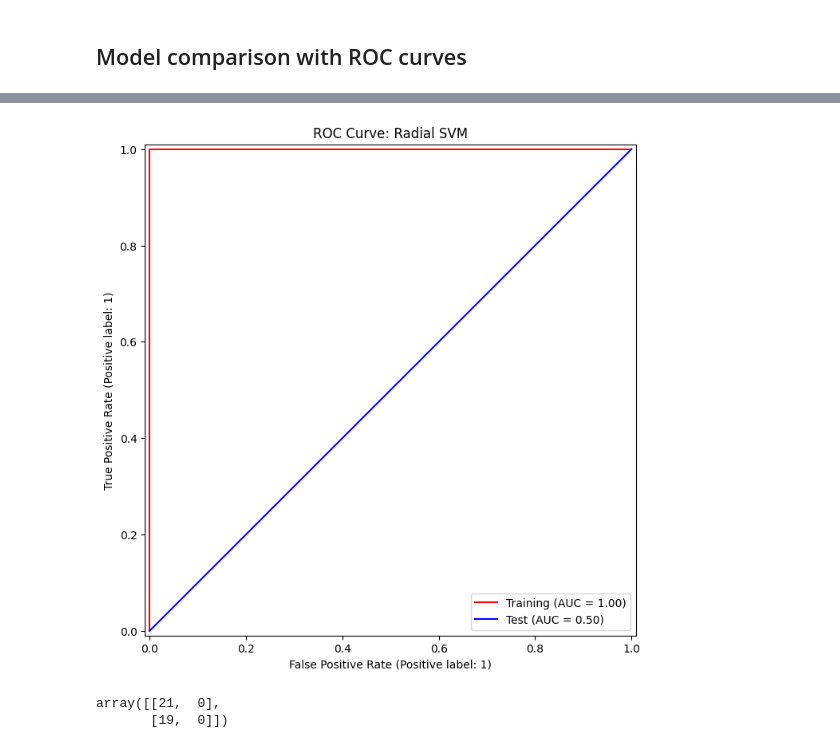
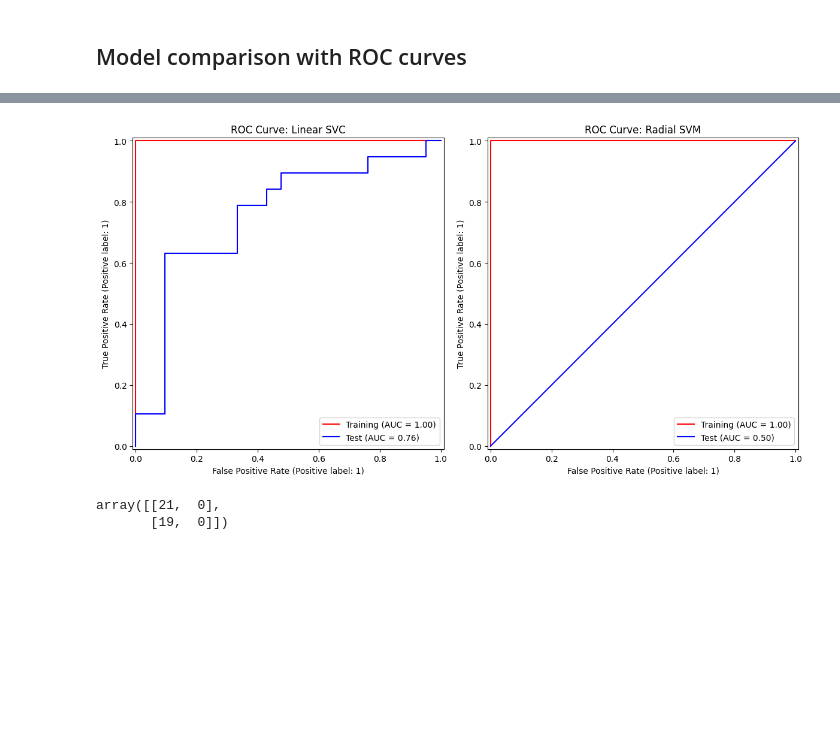
Before and after one commit to tricarico672/SM_HW3, a Jupyter notebook: hw3.ipynb, the cells around one changed output, grey strips where cells are left out. Drawn from its saved outputs; the diff is of its cells as text; code cells hidden in the pictures; blank space fills up the shorter version.

```diff
--- a/hw3.ipynb
+++ b/hw3.ipynb
@@ -55,7 +77,8 @@ C_values = [0.001, 0.01, 0.1, 1, 5, 10, 100]
 kfold = KFold(5, random_state=0, shuffle=True)
 grid = GridSearchCV(
     svc_model,
-    {"svc__C": C_values},
+    {"svc__C": C_values,
+     'svc__kernel': ['linear']},
     # double underscore to access directly the svc model in the pipeline
     refit=True,
     cv=kfold,
@@ -87,6 +118,7 @@ kfold = KFold(5, random_state=0, shuffle=True)
 grid = GridSearchCV(
     radial_svm_model,
     {"svc__C": C_values,
+    "svc__kernel": ['rbf'],
      'svc__gamma': gamma_range},
     # double underscore to access directly the svc model in the pipeline
     refit=True,
@@ -120,10 +146,19 @@ plt.title('ROC Curve: Linear SVC');
-# %%
-fig, ax = plt.subplots(figsize=(8, 8))
-roc_curve(best_radial_svm_model, X_train, y_train, name="Training", color="r", ax=ax)
-roc_curve(best_radial_svm_model, X_test, y_test, name="Test", color="b", ax=ax)
-plt.title('ROC Curve: Radial SVM');
-# %% [output]
-[figure, removed]
+# %%
+fig, axes = plt.subplots(1, 2, figsize=(12, 6))  # 1 row, 2 columns
+
+# ROC for Linear SVM
+RocCurveDisplay.from_estimator(best_linear_svm, X_train, y_train, name="Training", color="r", ax=axes[0])
+RocCurveDisplay.from_estimator(best_linear_svm, X_test, y_test, name="Test", color="b", ax=axes[0])
+axes[0].set_title('ROC Curve: Linear SVC')
+
+# ROC for Radial SVM
+RocCurveDisplay.from_estimator(best_radial_svm_model, X_train, y_train, name="Training", color="r", ax=axes[1])
+RocCurveDisplay.from_estimator(best_radial_svm_model, X_test, y_test, name="Test", color="b", ax=axes[1])
+axes[1].set_title('ROC Curve: Radial SVM')
+
+plt.tight_layout()
+# %% [output]
+[figure, added]
 # %%
 preds = best_radial_svm_model.predict(X_test)
 confusion_matrix(y_true=y_test, y_pred=preds)
```
Also changed, not shown: parts of 64 cells of this notebook, 11 other files.
